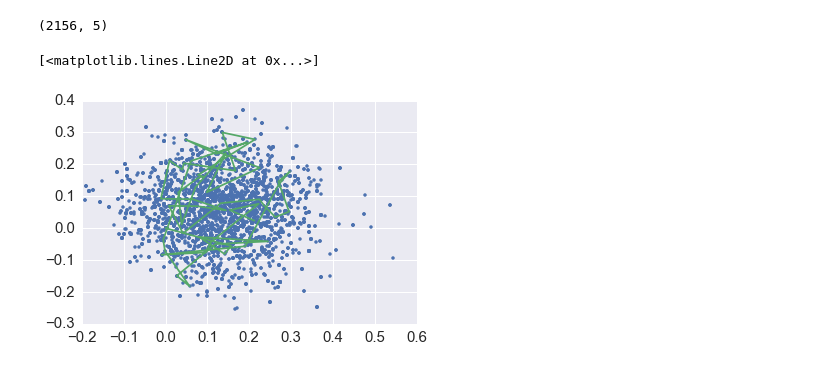
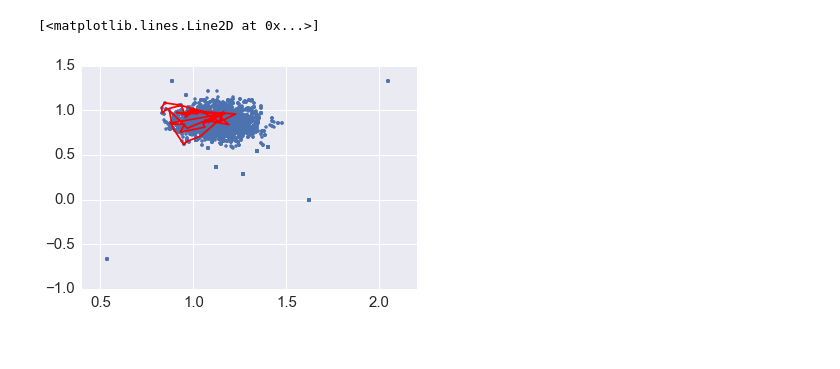
Before and after one commit to bustosxaus/sta663finalproject, a Jupyter notebook: nuts6.ipynb, the cells around one changed output. Drawn from its saved outputs; the diff is of its cells as text; code cells hidden in the pictures.

```diff
--- a/nuts6.ipynb
+++ b/nuts6.ipynb
@@ -127,7 +127,7 @@ def nuts6_dual_averaging(theta0, M, M_adapt, L, delta = 0.6):
         if m <= M_adapt:
             H_bar = (1 - 1/(m+t0))*H_bar + (1/(m+t0)) * (delta - alpha/n_alpha)
             eps = np.exp(mu - np.sqrt(m)/gamma * H_bar)
-            esp_bar = np.exp(m**(-k) * np.log(eps) + (1-m**(-k))*np.log(eps_bar))
+            eps_bar = np.exp(m**(-k) * np.log(eps) + (1-m**(-k))*np.log(eps_bar))
         else:
             eps = eps_bar
 
@@ -150,7 +150,7 @@ def nuts6_dual_averaging(theta0, M, M_adapt, L, delta = 0.6):
 #np.mean(burned_in)
 # %%
 # multivariate normal
-mean = np.zeros(5)
+mean = np.ones(5)
 cov = np.identity(5)
 X = np.random.multivariate_normal(mean, cov, 100)
 # %%
@@ -168,14 +165,16 @@ def L_MVN(theta):
     logp = -0.5 * cumsum
     return logp, grad
 # %%
-def L_MVN(theta):
-    cumsum = ((theta).T @ np.linalg.inv(cov)) @ (theta)
-    grad = (theta).T @ np.linalg.inv(cov)
-    logp = -0.5 * cumsum
-    return logp, grad
+#def L_MVN(theta):
+#    cumsum = ((theta).T @ np.linalg.inv(cov)) @ (theta)
+#    grad = (theta).T @ np.linalg.inv(cov)
+#    logp = -0.5 * cumsum
+#    return logp, grad
 # %%
+%%time
 # run for normal
-theta0 = np.array([0,0,0,0,0])
+theta0 = np.zeros(5)
 M = 5000
 M_adapt = 1000
+
 samples, burned_in = nuts6_dual_averaging(theta0, M, M_adapt, L_MVN, delta = 0.6)
@@ -222,11 +219,9 @@ unique_samples_met = np.array([metropolis_samples[0,:]])
 for i in range(1, niter):
     if all(metropolis_samples[i-1,:] != metropolis_samples[i,:]):
         unique_samples_met = np.vstack([unique_samples_met, metropolis_samples[i]])
-# %% [output]
-(2156, 5)
 # %%
 plt.plot(metropolis_samples[0:M,0], metropolis_samples[0:M,3], ".")
-plt.plot(unique_samples_met[0:50,0], unique_samples_met[0:50,3])
+plt.plot(unique_samples_met[0:50,0], unique_samples_met[0:50,3], 'r')
 # %% [output]
 [<matplotlib.lines.Line2D at 0x...>]
-[figure, old version]
+[figure, new version]
```
Also changed, not shown: parts of 7 cells of this notebook.
